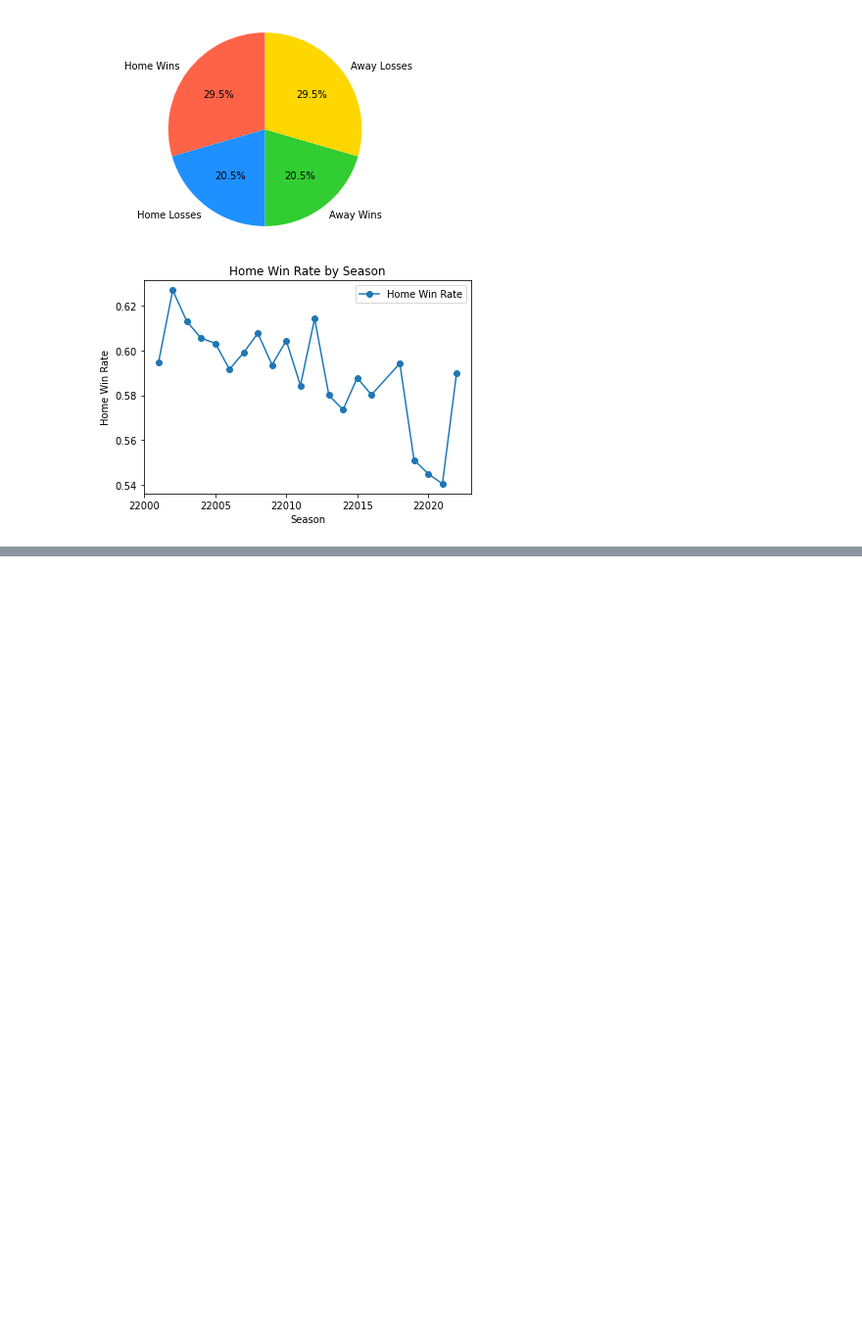
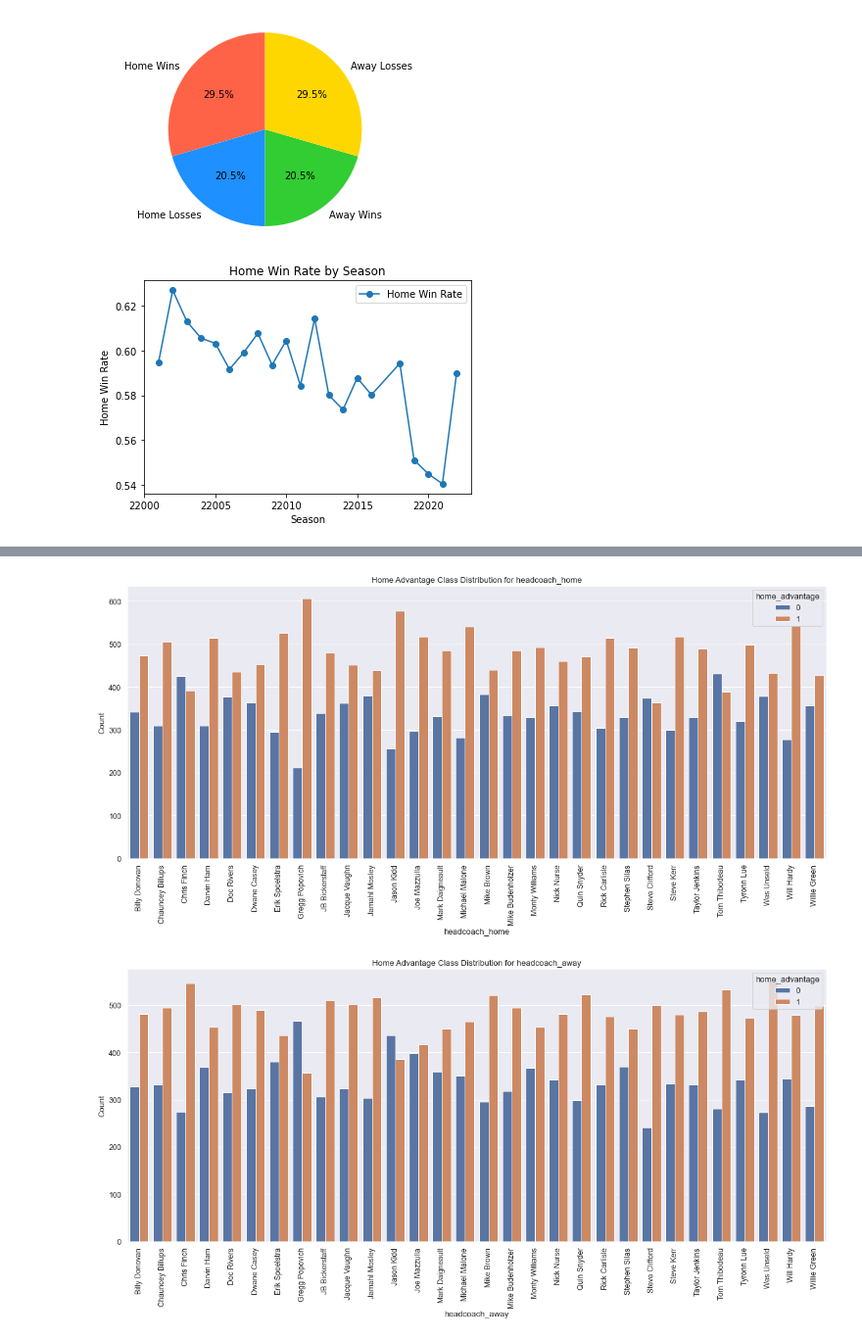
Before and after one commit to kentwhf/Home-Field-Advantage-Sports, a Jupyter notebook: final.ipynb, the cells around one changed output, grey strips where cells are left out. Shown at 98% size. Cells and saved outputs as stored; diff of their text form; code cells hidden in the pictures; blank space fills up the shorter version.

```diff
--- a/final.ipynb
+++ b/final.ipynb
@@ -67,0 +131,18 @@ plt.show()
+# %%
+# Identify 'headcoach_home', 'headcoach_away'
+categorical_columns = ['headcoach_home', 'headcoach_away']
+
+# Loop through each categorical feature and create side-by-side bar plots
+for col in categorical_columns:
+    grouped_data = final_merged_data.groupby([col, 'home_advantage']).size().reset_index(name='count')
+
+    plt.figure(figsize=(20, 8))
+    sns.barplot(x=col, y='count', hue='home_advantage', data=grouped_data)
+    plt.xlabel(col)
+    plt.ylabel('Count')
+    plt.title(f'Home Advantage Class Distribution for {col}')
+    plt.xticks(rotation=90)  # Rotate x-axis labels for better readability
+    plt.show()
+# %% [output]
+[figure, added]
+[figure, added]
```
Also changed, not shown: parts of 13 cells of this notebook, 1 other file.
